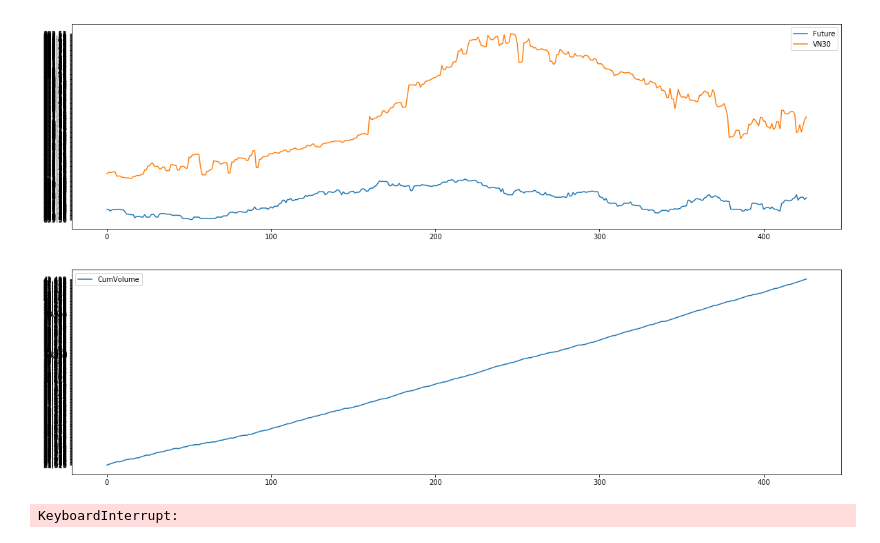
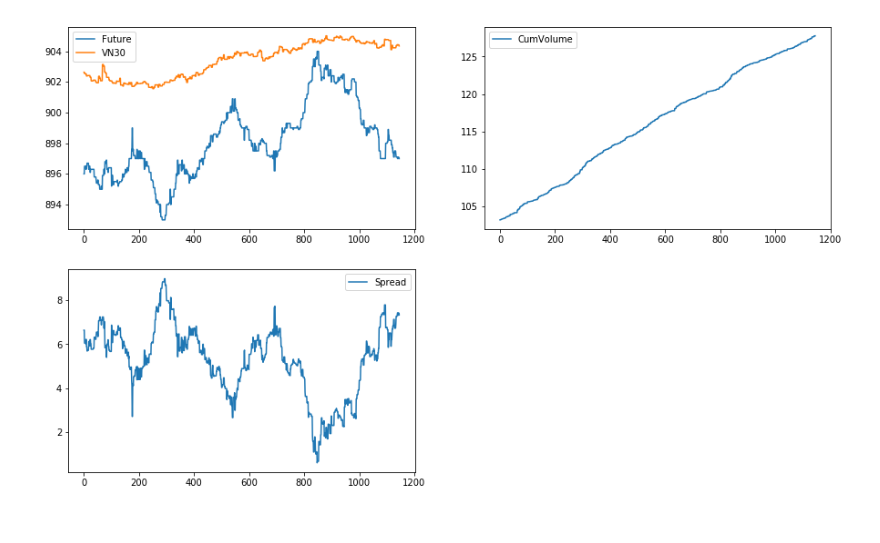
Before and after one commit to miracuong/TheCompany, a Jupyter notebook: Selenium-2.ipynb, the cells around one changed output. Drawn from its saved outputs; the diff is of its cells as text; code cells hidden in the pictures.

```diff
--- a/Selenium-2.ipynb
+++ b/Selenium-2.ipynb
@@ -25,9 +32,14 @@ df = pd.DataFrame(columns = columns)
 
 
 i = 0
+plt.clf()
+
+fig1 = plt.figure()
+#fig2 = plt.figure()
+
 while True:
-
-    TIME.sleep(1)
+    #plt.clf()
+    TIME.sleep(0.5)
 
     date_element = browser.find_elements_by_xpath("//*[@id='header_datetime']")
     dates = [x.text for x in date_element]
@@ -55,25 +67,38 @@ while True:
         print(date + "   " + time + "   " + VN30 + "   " + price + "     " + vol+"     " +cumvol+ "      "+ spread, '\n')
 
 
-
-    df.loc[i] = [date, time, VN30, price, vol, cumvol, spread]
+    spread = spread.replace(",",".")
+    cumvol = cumvol.replace(",","")
+    df.loc[i] = [date, time, float(VN30), float(price), float(vol), float(cumvol), float(spread)]
 
     period = len(df['Price'])
-    plt.figure(figsize =(20,12))
-    plt.subplot(211)
+    plt.figure(figsize =(15,9))
+
+    plt.subplot(221)
     plt.plot(range(period),df['Price'], label="Future")
     plt.plot(range(period),df['VN30'], label="VN30")
     plt.legend()
+
+    plt.subplot(222)
+    plt.plot(range(period),df['CumVol'], label="CumVolume")
+    plt.legend()
+
+    plt.subplot(223)
+    plt.plot(range(period),df['Spread'], label ="Spread")
+    plt.legend()
+
+    fig1.canvas.draw()
+
 #     plt.subplot(212)
 #     plt.plot(range(period),df['Spread'], label="Spread")
-    plt.subplot(212)
-    plt.plot(range(period),df['CumVol'], label="CumVolume")
-    plt.legend()
-    #plt.scatter(i,df['VN30'][i])
-    #plt.scatter(i,df['VN30'][i])
-    plt.pause(1)
+
+    #plt.subplot(212)
+    #plt.plot(range(period),df['CumVol'], label="CumVolume")
+    #fig2.canvas.draw()
+
+
+    plt.pause(0.5)
     #plt.clf()
-
     i+= 1
 
     if time[:5] == '11:30':
@@ -88,5 +113,4 @@ while True:
-[figure, old version]
+[figure, new version]
-KeyboardInterrupt:
 # %%
 date = date.replace("/","-")
 save_path = "/Users/qcf-35/Documents/Selenium/stock_data_" + date + ".csv"
```
Also changed, not shown: parts of 3 cells of this notebook.
